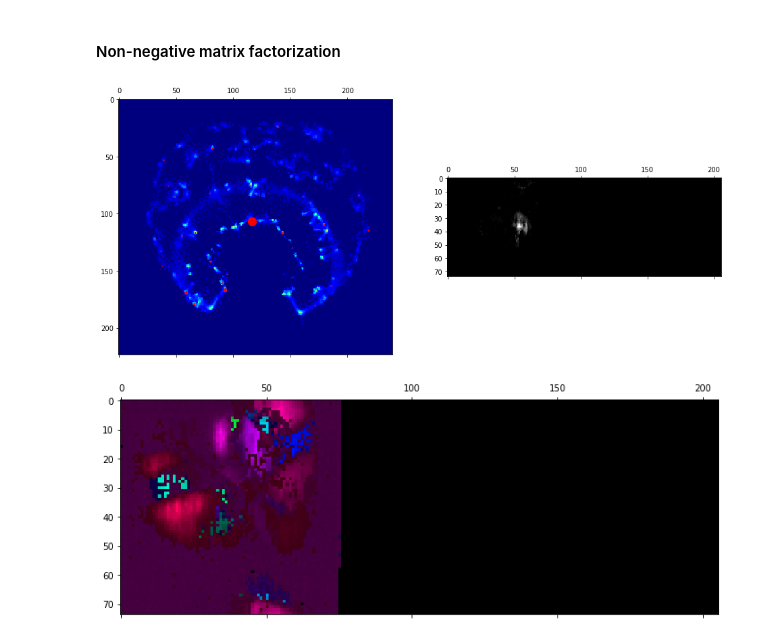
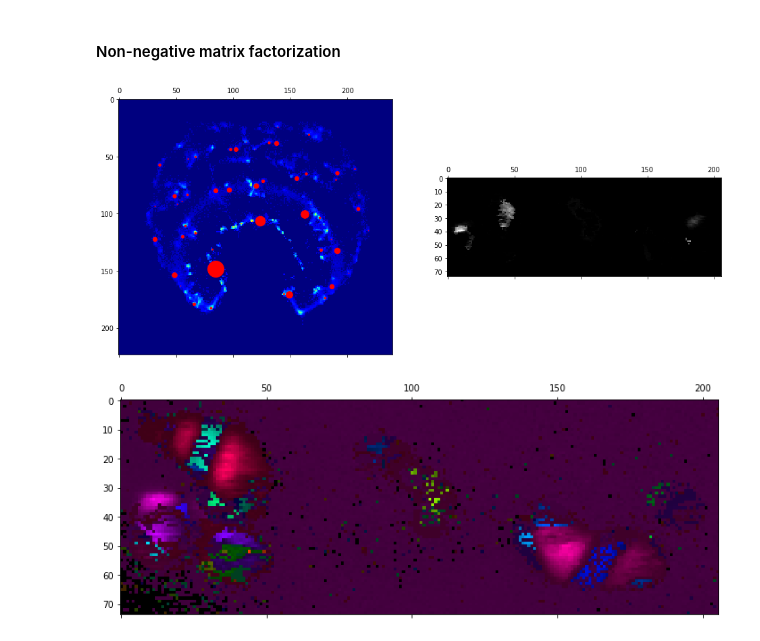
Before and after one commit to py4dstem/py4DSTEM, a Jupyter notebook: py4DSTEM/notebooks/module_demos/classify/EASY_classify__v4.ipynb, the cells around one changed output. Saved outputs shown, nothing was run; the diff lists cells and outputs as text; code cells hidden in the pictures.

```diff
--- a/py4DSTEM/notebooks/module_demos/classify/EASY_classify__v4.ipynb
+++ b/py4DSTEM/notebooks/module_demos/classify/EASY_classify__v4.ipynb
@@ -189,37 +196,8 @@ for i in range(len(BP_sets)):
 # H - shape (#classes, #scan positions). Column i specifies the weights of each class contributing to scan position i
 H = lstsq(W,X,rcond=None)[0]
 H = np.where(H<0,0,H)
-# %%
-# Construct relevant matrices: X = WH
-# X is the data matrix
-# W is the feature matrix
-# H is the weighting matrix
-
-# X - shape (#BPs, #classes). Column i gives the Bragg peaks intensities at scan position i
-
-X = np.zeros((R_Nx*R_Ny,N))
-for Rx in range(R_Nx):
-    for Ry in range(R_Ny):
-        R = Rx*R_Nx + Ry
-        s = braggpeak_labels[Rx][Ry]
-        pointlist = braggpeaks.get_pointlist(Rx,Ry)
-        for i in s:
-            qx,qy = maxima_x[i],maxima_y[i]
-            ind = np.argmin(np.hypot(pointlist.data['qx']-qx,pointlist.data['qy']-qy))
-            X[R,i] = pointlist.data['intensity'][ind]
-
-# W - shape (#BPs, #classes). Each column is a class, containing the weightings for the BPs in the class
-H = np.zeros((len(BP_sets),N))
-for i in range(len(BP_sets)):
-    BP_set = BP_sets[i]
-    for j in BP_set:
-        H[i,j] = 1
-
-# H - shape (#classes, #scan positions). Column i specifies the weights of each class contributing to scan position i
-W = lstsq(H.T,X.T,rcond=None)[0].T
-W = np.where(W<0,0,W)
 # %%
-max_iter = 2
+max_iter = 5
 
 nmf = NMF(n_components=len(BP_sets), init='custom', max_iter=max_iter)
 # %%
@@ -228,13 +206,13 @@ H = nmf.components_
 # %%
 # Show classes
 
-class_index = 4
+class_index = 8
 sizescale = 100
 
 BP_vals = W[:,class_index]
 R_vals = H[class_index,:]
 
-class_map = R_vals.reshape((R_Ny,R_Nx)).T
+class_map = R_vals.reshape((R_Nx,R_Ny))
 # class_map = np.zeros((R_Nx,R_Ny))
 # for Rx in range(R_Nx):
 #     for Ry in range(R_Ny):
@@ -250,31 +228,31 @@ ax2.matshow(class_map)
 ax2.grid(False)
 plt.show()
 # %% [output]
-[figure, old version]
+[figure, new version]
 # %%
 # Plot overlay
 
 thresh = 0.4
 cmap_base = get_cmap('hsv')
 
 fig,ax = plt.subplots(figsize=(12,12))
 ax.matshow(np.zeros((R_Nx,R_Ny)))
 
 for index in range(len(BP_sets)):
     R_vals = H[index,:]
-    class_map = R_vals.reshape((R_Ny,R_Nx)).T
+    class_map = R_vals.reshape((R_Nx,R_Ny))
     ma = np.ma.array(class_map, mask = class_map<thresh)
 
     #colors = [(0,0,0,1),cmap_base(index/len(BP_sets))]
     c1 = cmap_base(index/len(BP_sets))
     c0 = (c1[0]/4.,c1[1]/4.,c1[2]/4.,1)
     colors = [c0,c1]
     cm = LinearSegmentedColormap.from_list('cmap', colors, N=100)
     ax.matshow(ma,cmap=cm)
 
 plt.show()
 # %% [output]
-[figure, old version]
+[figure, new version]
 # %%
 class ClassLabel(object):
     """
```
Also changed, not shown: parts of 1 cell of this notebook.
